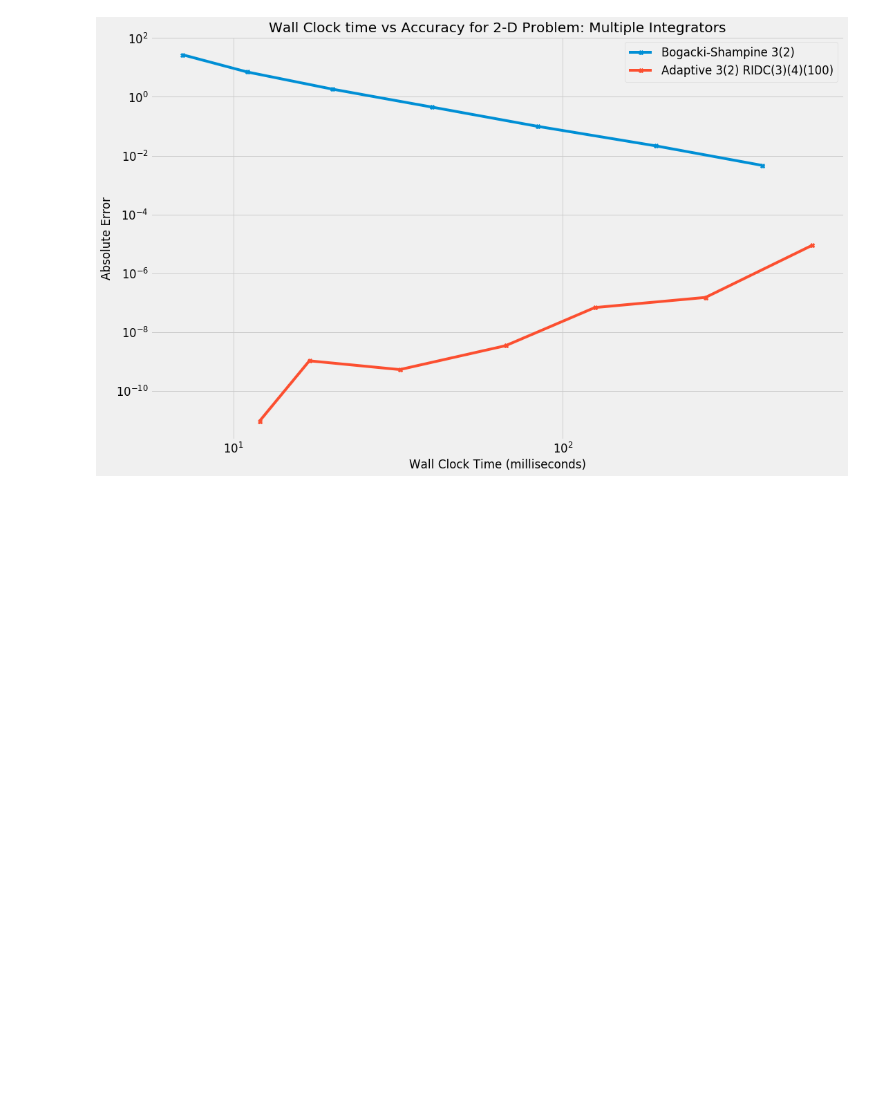
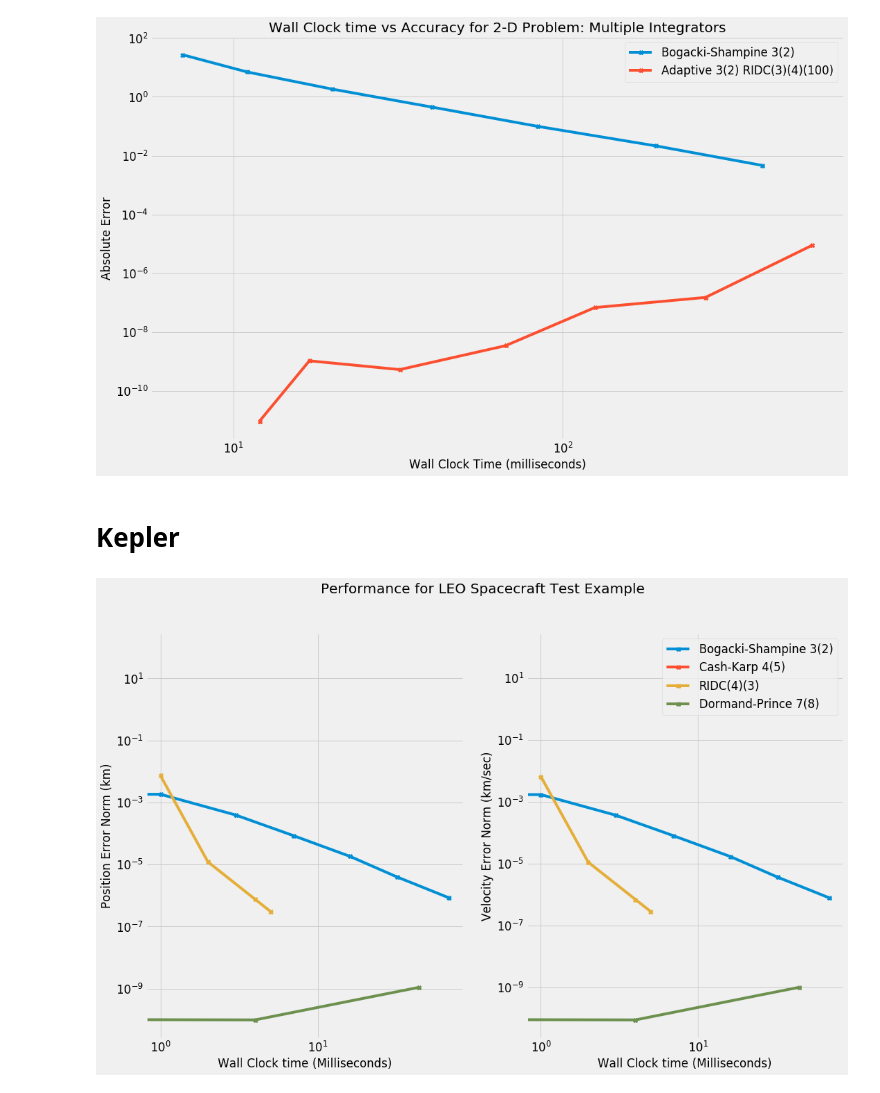
Before and after one commit to mellemahp/Parallel-Deferred-Correction-Integrators, a Jupyter notebook: src/test_scripts/files/data_processing.ipynb, the cells around one changed output. Cells and saved outputs as stored; diff of their text form; code cells hidden in the pictures; blank space fills up the shorter version.

```diff
--- a/src/test_scripts/files/data_processing.ipynb
+++ b/src/test_scripts/files/data_processing.ipynb
@@ -280,3 +280,5 @@ ax.set_title("Wall Clock time vs Accuracy for 2-D Problem: Multiple Integrators"
 # %% [output]
 Text(0.5, 1.0, 'Wall Clock time vs Accuracy for 2-D Problem: Multiple Integrators')
 [figure]
+# %% [markdown]
+# Kepler
@@ -282,0 +287,47 @@ Text(0.5, 1.0, 'Wall Clock time vs Accuracy for 2-D Problem: Multiple Integrator
+# %%
+data = {
+    'bogacki32':{'times':[], 'accs_pos':[], 'accs_vel':[]},
+    'cash_karp45':{'times':[], 'accs_pos':[], 'accs_vel':[]},
+    'RIDC FIXED 4':{'times':[], 'accs_pos':[], 'accs_vel':[]},
+    'dopri78':{'times':[], 'accs_pos':[], 'accs_vel':[]},
+}
+for row in df_3.iterrows():
+    try:
+        if row[1][2] != 0:
+            data[row[1][0].strip()]['times'].append(row[1][1])
+            data[row[1][0].strip()]['accs_pos'].append(row[1][2])
+            data[row[1][0].strip()]['accs_vel'].append(row[1][3])
+    except KeyError:
+        continue
+# %%
+fig, axs = plt.subplots(1, 2)
+
+axs[0].set_ylabel("Position Error Norm (km)")
+axs[1].set_ylabel("Velocity Error Norm (km/sec)")
+
+axs[0].set_xscale("log", nonposx='clip')
+axs[0].set_yscale("log", nonposy='clip')
+axs[1].set_xscale("log", nonposx='clip')
+axs[1].set_yscale("log", nonposy='clip')
+axs[0].set_xlabel("Wall Clock time (Milliseconds)")
+axs[1].set_xlabel("Wall Clock time (Milliseconds)")
+plt.suptitle("Performance for LEO Spacecraft Test Example", size=20)
+
+labels = {
+    'bogacki32': "Bogacki-Shampine 3(2)",
+    'cash_karp45': "Cash-Karp 4(5)",
+    'dopri78': "Dormand-Prince 7(8)",
+    'RIDC FIXED 4': "RIDC(4)(3)",
+}
+
+for i in range(2):
+    for integ in data:
+        d = data[integ]
+        ax = axs[i]
+        if i == 0:
+            ax.plot(d['times'], d['accs_pos'], '-X', label=labels[integ])
+        if i == 1:
+            ax.plot(d['times'], d['accs_vel'], '-X', label=labels[integ])
+            ax.legend()
+# %% [output]
+[figure, added]
```
Also changed, not shown: parts of 10 cells of this notebook, 10 other files.
